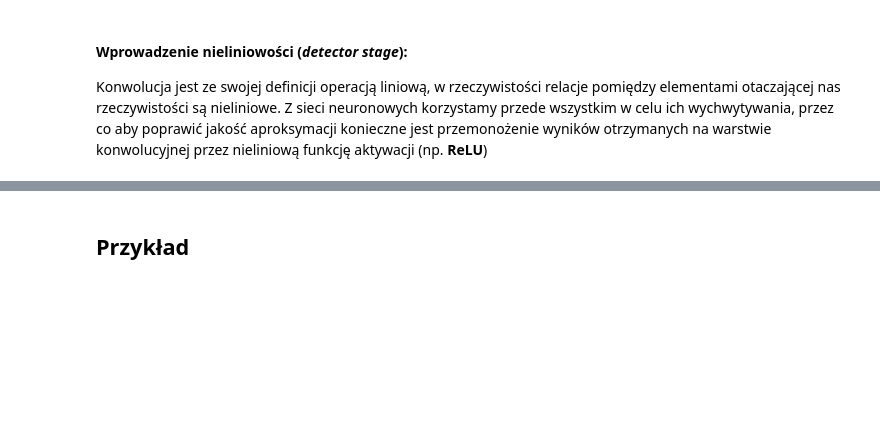
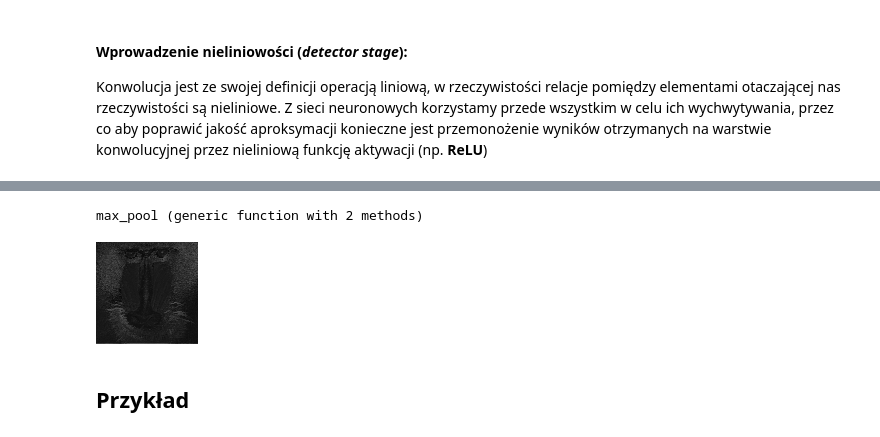
Before and after one commit to bartoszpankratz/221660-0553-Aproksymacja, a Jupyter notebook: 9. Sieci konwolucyjne/Sieci_konwolucyjne.ipynb, the cells around one changed output, grey strips where cells are left out. Drawn from its saved outputs; the diff is of its cells as text; code cells hidden in the pictures; blank space fills up the shorter version.

```diff
--- a/9. Sieci konwolucyjne/Sieci_konwolucyjne.ipynb
+++ b/9. Sieci konwolucyjne/Sieci_konwolucyjne.ipynb
@@ -97,7 +157,11 @@ Na tym właśnie polega uczenie sieci konwolucyjnych. Zamiast klasycznych wag wy
+# %%
+conv_image = cat([convolution(test_img,filters[:,:,1,i]) for i = 1:size(filters)[end]]..., dims = 4);
 # %% [markdown]
 #### Wprowadzenie nieliniowości (<i>detector stage</i>):
 
 Konwolucja jest ze swojej definicji operacją liniową, w rzeczywistości relacje pomiędzy elementami otaczającej nas rzeczywistości są nieliniowe. Z sieci neuronowych korzystamy przede wszystkim w celu ich wychwytywania, przez co aby poprawić jakość aproksymacji konieczne jest przemonożenie wyników otrzymanych na warstwie konwolucyjnej przez nieliniową funkcję aktywacji (np. <b>ReLU</b>)
+# %%
+detector_image = Flux.relu.(conv_image);
 # %% [markdown]
 #### Pooling
 
@@ -115,6 +179,24 @@ Istnieje kilka podstawowych rodzajów poolingu:
 - <b>max-pooling</b>
 - <b>min-pooling</b>
 - <b>mean-pooling</b>
+# %%
+function max_pool(input, kernel_size::Tuple{Int,Int}, stride = kernel_size)
+    pooled_input = zeros(Int.((size(input) .-kernel_size) .÷ stride .+ 1))
+    for (i,j) in Tuple.(CartesianIndices(pooled_input))
+        k = (i-1) * kernel_size[1] .+ 1
+        l = (j-1) * kernel_size[2] .+ 1
+        pooled_input[i,j] = maximum(input[k:k+kernel_size[1]-1,l:l+kernel_size[2]-1])
+    end
+    pooled_input
+end
+# %% [output]
+max_pool (generic function with 2 methods)
+# %%
+pooled_image = cat([max_pool(detector_image[:,:,1,i], (5,5)) for i = 1:size(detector_image)[end]]..., dims = 4);
+# %%
+Gray.(pooled_image[:,:,1,2])
+# %% [output]
+[figure, added]
 # %% [markdown]
 ## Przykład
 # %% [markdown]
```
Also changed, not shown: parts of 22 cells of this notebook, 4 other files.
